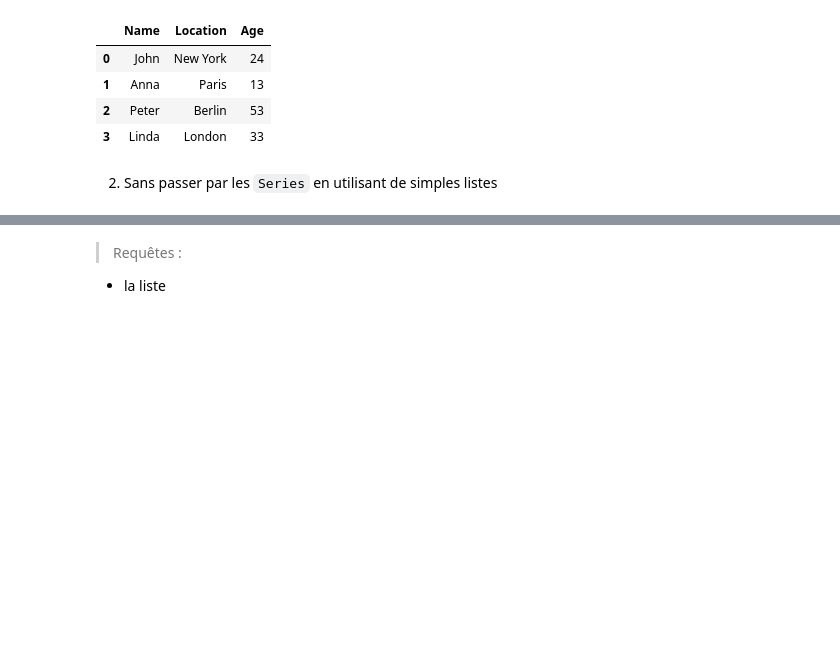
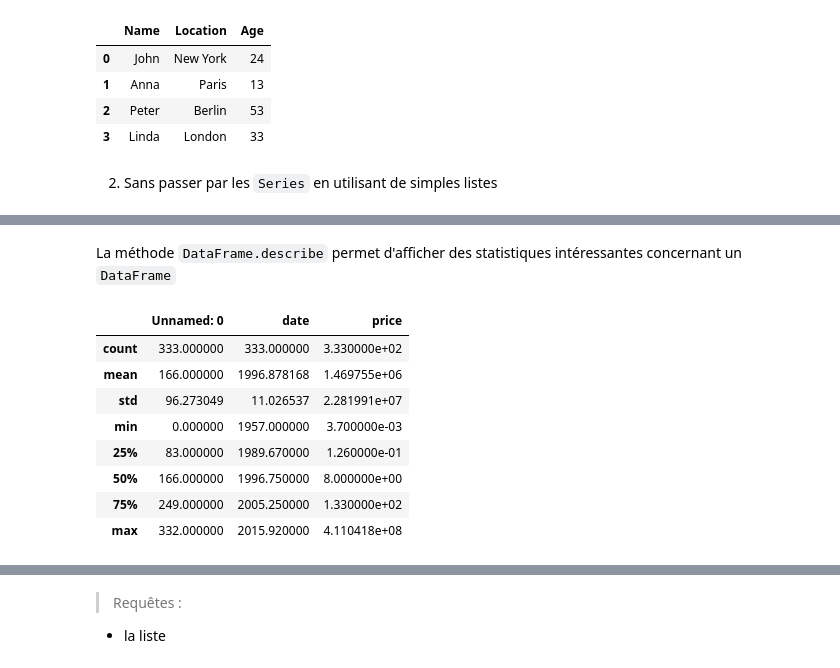
Before and after one commit to securitylab-repository/TPS-IA, a Jupyter notebook: TP1.ipynb, the cells around one changed output, grey strips where cells are left out. Drawn from its saved outputs; the diff is of its cells as text; code cells hidden in the pictures; blank space fills up the shorter version.

```diff
--- a/TP1.ipynb
+++ b/TP1.ipynb
@@ -322,0 +329,14 @@ display(data_pandas)
+# %% [markdown]
+La méthode `DataFrame.describe` permet d'afficher des statistiques intéressantes concernant un `DataFrame`
+# %%
+ramprice.describe()
+# %% [output]
+|  | Unnamed: 0 | date | price |
+| count | 333.000000 | 333.000000 | 3.330000e+02 |
+| mean | 166.000000 | 1996.878168 | 1.469755e+06 |
+| std | 96.273049 | 11.026537 | 2.281991e+07 |
+| min | 0.000000 | 1957.000000 | 3.700000e-03 |
+| 25% | 83.000000 | 1989.670000 | 1.260000e-01 |
+| 50% | 166.000000 | 1996.750000 | 8.000000e+00 |
+| 75% | 249.000000 | 2005.250000 | 1.330000e+02 |
+| max | 332.000000 | 2015.920000 | 4.110418e+08 |
```
Also changed, not shown: parts of 49 cells of this notebook.
